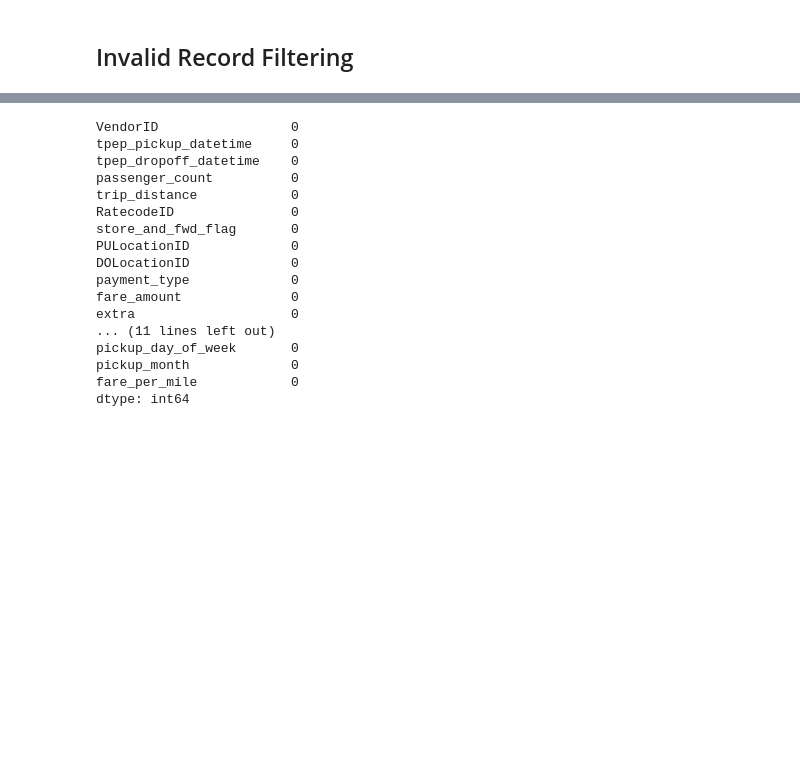
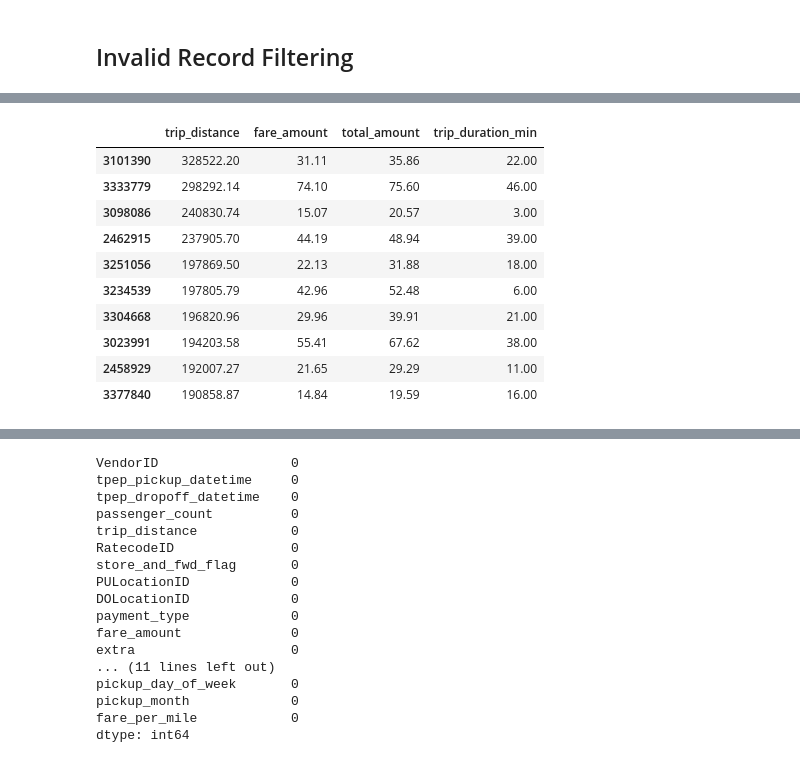
Before and after one commit to SylvieCal/nyc-yellow-taxi-analytics, a Jupyter notebook: notebooks/exploration.ipynb, the cells around one changed output, grey strips where cells are left out. Saved outputs shown, nothing was run; the diff lists cells and outputs as text; code cells hidden in the pictures; blank space fills up the shorter version.

```diff
--- a/notebooks/exploration.ipynb
+++ b/notebooks/exploration.ipynb
@@ -98,0 +121,16 @@ df = df[df["trip_duration_min"] <= 300]
+# %%
+df[df["trip_distance"] > 100][
+    ["trip_distance", "fare_amount", "total_amount", "trip_duration_min"]
+].sort_values("trip_distance", ascending=False).head(10)
+# %% [output]
+|  | trip_distance | fare_amount | total_amount | trip_duration_min |
+| 3101390 | 328522.20 | 31.11 | 35.86 | 22.00 |
+| 3333779 | 298292.14 | 74.10 | 75.60 | 46.00 |
+| 3098086 | 240830.74 | 15.07 | 20.57 | 3.00 |
+| 2462915 | 237905.70 | 44.19 | 48.94 | 39.00 |
+| 3251056 | 197869.50 | 22.13 | 31.88 | 18.00 |
+| 3234539 | 197805.79 | 42.96 | 52.48 | 6.00 |
+| 3304668 | 196820.96 | 29.96 | 39.91 | 21.00 |
+| 3023991 | 194203.58 | 55.41 | 67.62 | 38.00 |
+| 2458929 | 192007.27 | 21.65 | 29.29 | 11.00 |
+| 3377840 | 190858.87 | 14.84 | 19.59 | 16.00 |
```
Also changed, not shown: parts of 23 cells of this notebook.
